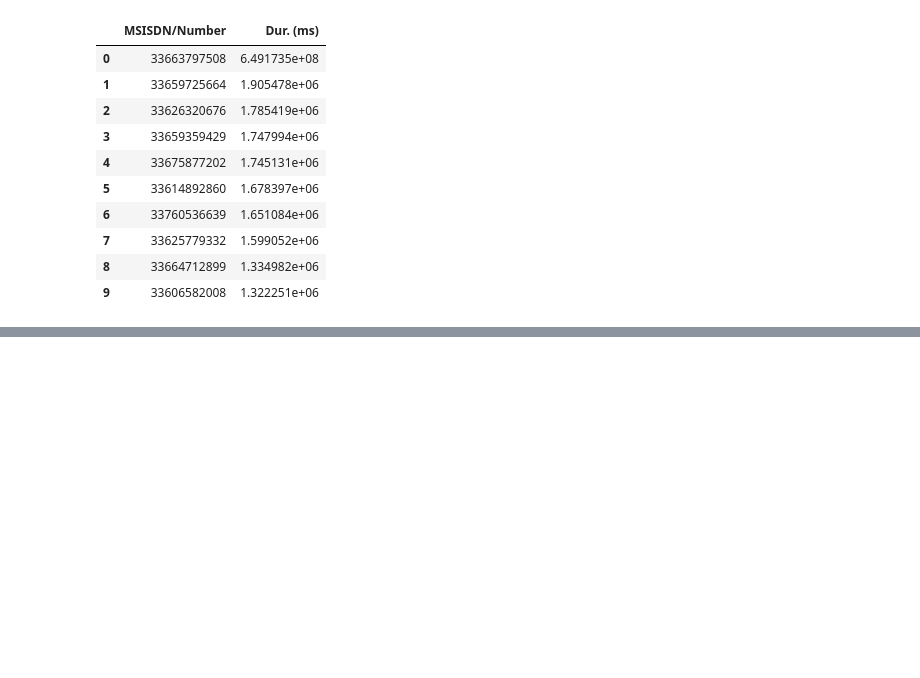
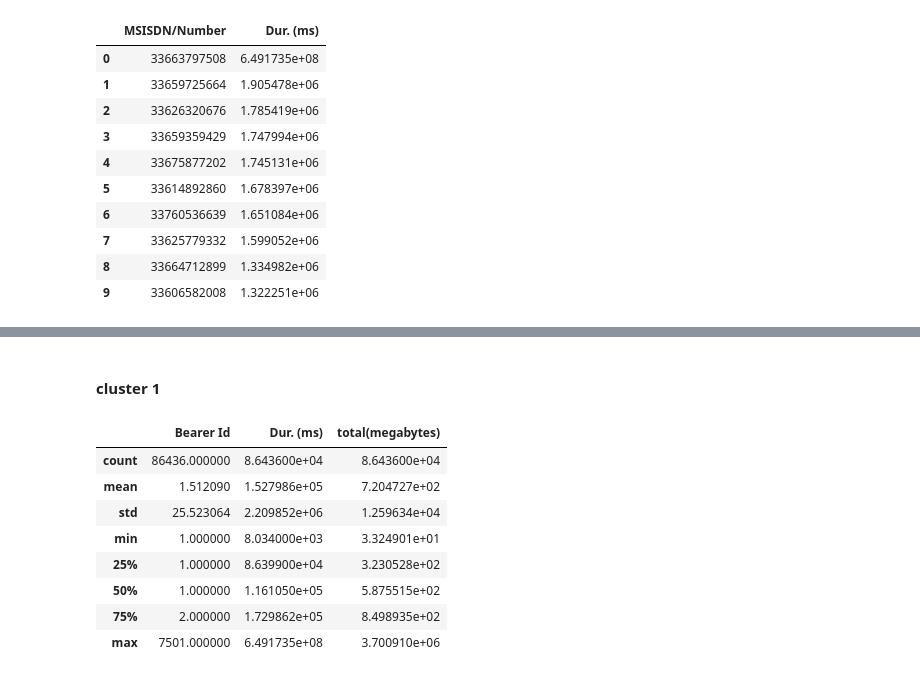
Before and after one commit to skevin-dev/telecommunication_user_analytics, a Jupyter notebook: notebooks/Engagement_analyses.ipynb, the cells around one changed output, grey strips where cells are left out. Saved outputs shown, nothing was run; the diff lists cells and outputs as text; code cells hidden in the pictures; blank space fills up the shorter version.

```diff
--- a/notebooks/Engagement_analyses.ipynb
+++ b/notebooks/Engagement_analyses.ipynb
@@ -178,0 +202,3 @@ plt.show()
+# %%
+#add clusters to non-mormalized values
+df4['clusters'] = kmeans.labels_
@@ -178,0 +215,16 @@ plt.show()
+# %% [markdown]
+#### cluster 1
+# %%
+df_cluster1 = df4[df4['clusters']==0]
+# %%
+df_cluster1.describe().iloc[:,:-1]
+# %% [output]
+|  | Bearer Id | Dur. (ms) | total(megabytes) |
+| count | 86436.000000 | 8.643600e+04 | 8.643600e+04 |
+| mean | 1.512090 | 1.527986e+05 | 7.204727e+02 |
+| std | 25.523064 | 2.209852e+06 | 1.259634e+04 |
+| min | 1.000000 | 8.034000e+03 | 3.324901e+01 |
+| 25% | 1.000000 | 8.639900e+04 | 3.230528e+02 |
+| 50% | 1.000000 | 1.161050e+05 | 5.875515e+02 |
+| 75% | 2.000000 | 1.729862e+05 | 8.498935e+02 |
+| max | 7501.000000 | 6.491735e+08 | 3.700910e+06 |
```
Also changed, not shown: parts of 34 cells of this notebook.
